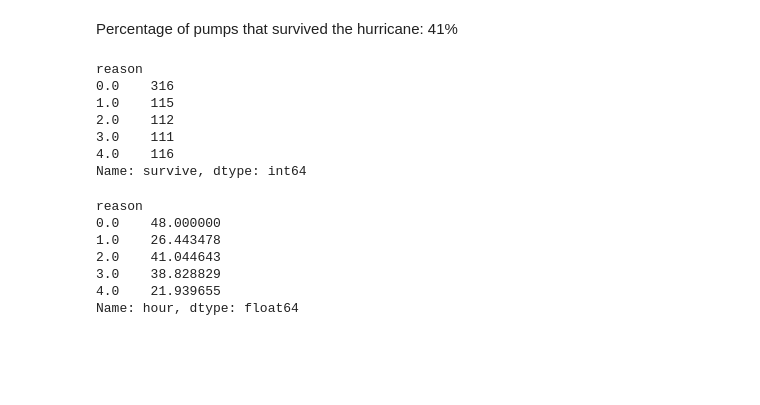
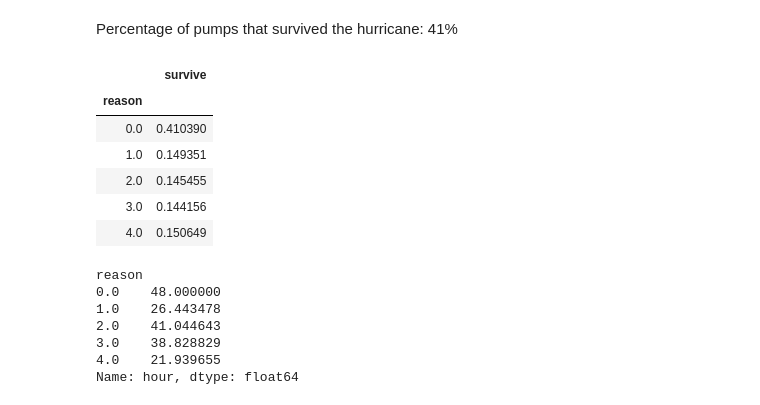
Before and after one commit to luwu29/IAA_profiles, a Jupyter notebook: Survival Analysis.ipynb, the cells around one changed output. Drawn from its saved outputs; the diff is of its cells as text; code cells hidden in the pictures; blank space fills up the shorter version.

```diff
--- a/Survival Analysis.ipynb
+++ b/Survival Analysis.ipynb
@@ -76,15 +71,18 @@ Name: survive, dtype: int64
 # %%
 #Percentage of pumps in each type of failure
 
-df.groupby('reason').survive.count()
+per=pd.DataFrame(df.groupby('reason').survive.count())
+per.apply(lambda x: x / (x.sum()))
+
+#df.groupby('reason').survive.count().apply(lambda x:100 * x / (x.sum()))
 # %% [output]
-reason
-0.0    316
-1.0    115
-2.0    112
-3.0    111
-4.0    116
-Name: survive, dtype: int64
+|  | survive |
+| reason |  |
+| 0.0 | 0.410390 |
+| 1.0 | 0.149351 |
+| 2.0 | 0.145455 |
+| 3.0 | 0.144156 |
+| 4.0 | 0.150649 |
 # %%
 #and average failure time for each failure type
 df.groupby('reason').hour.mean()
```
Also changed, not shown: parts of 17 cells of this notebook.
